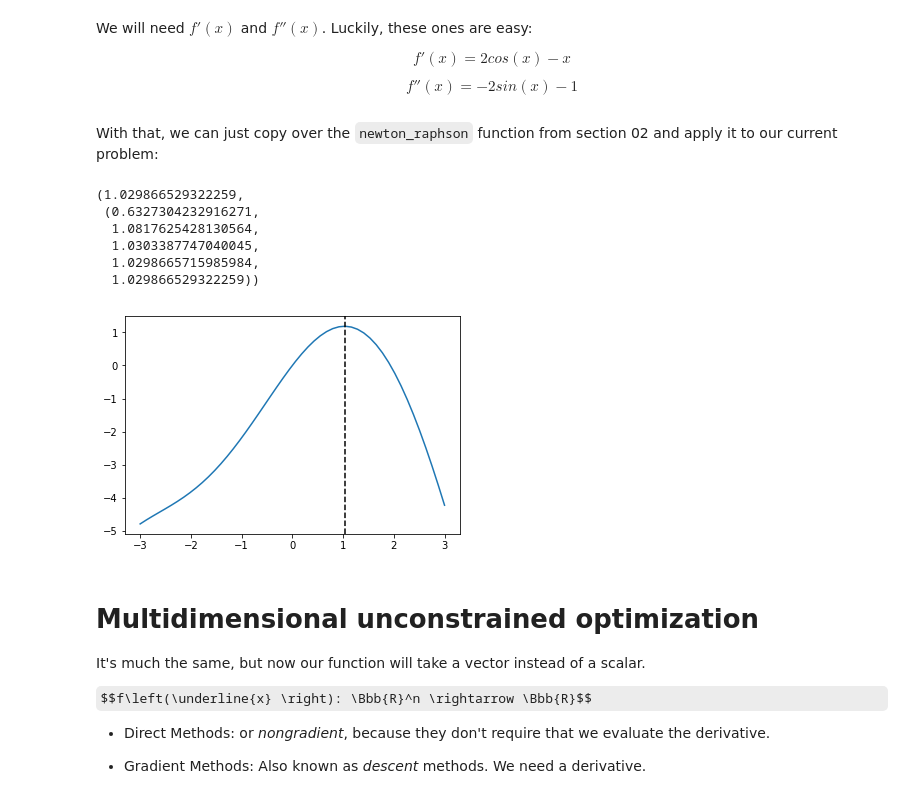
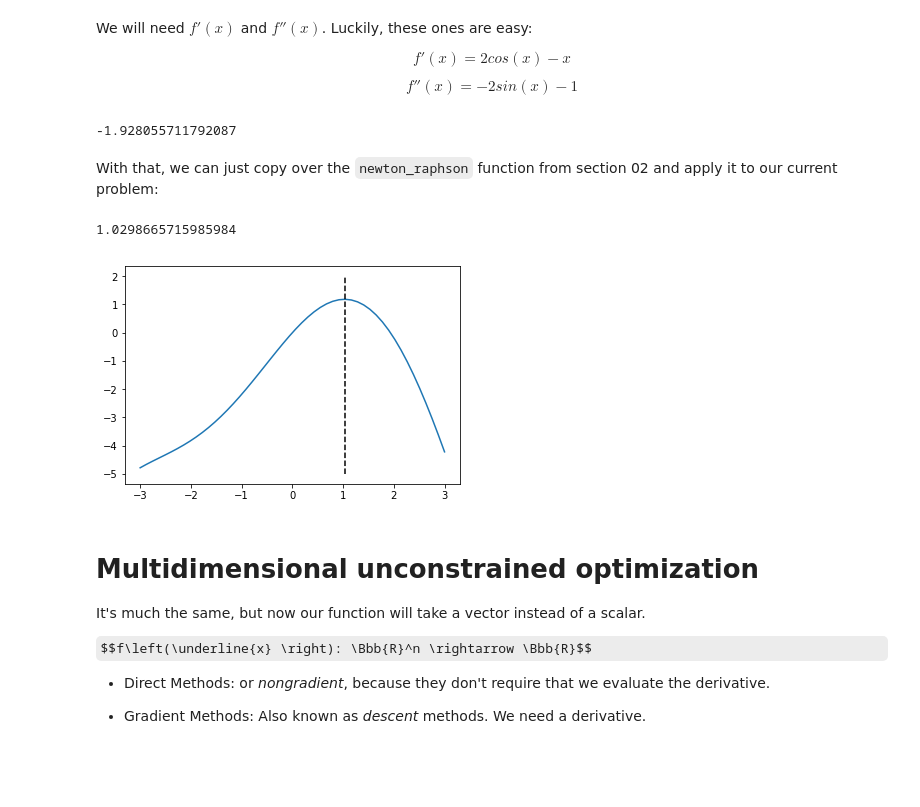
Before and after one commit to danimateos/numerical_methods, a Jupyter notebook: section-04.ipynb, the cells around one changed output. Drawn from its saved outputs; the diff is of its cells as text; code cells hidden in the pictures; some formulas as TeX source; blank space fills up the shorter version.

```diff
--- a/section-04.ipynb
+++ b/section-04.ipynb
@@ -41,48 +41,45 @@ import matplotlib.pyplot as plt
 %matplotlib inline
 
 def f(x):
-    return 2 * np.sin(x) - (x ** 2) / 2
+    return 2 * np.sin(x) - x ** 2 / 2
 
-def f_prime(x):
-    return 2 * np.cos(x) - x
-
-def f_primeprime(x):
-    return -2 * np.sin(x) - 1
+f(2.5)
+# %% [output]
+-1.928055711792087
+# %%
+def fprime(x):
+    return 2 * np.cos(x) - x
+
+def fprimeprime(x):
+    return -2 * np.sin(x) - 1
 # %% [markdown]
 With that, we can just copy over the `newton_raphson` function from section 02 and apply it to our current problem:
-# %%
-def newton_raphson(f, f_prime, x_0=0, e_s=1e-5, max_iter=100, history=(), debug=False):
-    '''Calculate a zero of f by closing in on it using the gradient'''
-    n=0
-    e_a = 1e9
-
-    while n < max_iter and e_a > e_s:
-        n += 1
-        x_1 = x_0 - (f(x_0) / f_prime(x_0))
-        e_a = abs(x_1 - x_0)
-        history += (x_1,)
-        x_0 = x_1
-
-    return x_1, history
-
-maximum, history = newton_raphson(f_prime, f_primeprime, 2.5)
-maximum, history
-# %% [output]
-(1.029866529322259,
- (0.6327304232916271,
-  1.0817625428130564,
-  1.0303387747040045,
-  1.0298665715985984,
-  1.029866529322259))
+# %%
+def newton_raphson(f, fprime, x0=1, es=0.0005, max_iterations=100):
+
+    ea=1
+    iteration=0
+
+    while abs(ea) > es and iteration < max_iterations:
+        x1 = x0 - f(x0) / fprime(x0)
+        ea = (x1 - x0) / x1
+        x0 = x1
+        iteration += 1
+
+    return x0
+
+critical_point = newton_raphson(fprime, fprimeprime, 2.5)
+critical_point
+# %% [output]
+1.0298665715985984
 # %%
 xs = np.linspace(-3, 3)
 ys = f(xs)
 
-
 plt.plot(xs, ys)
-plt.axvline(maximum, linestyle='--', c='black');
+plt.plot([critical_point] * 3, [-5, -1, 2], linestyle='--', c='black');
 # %% [output]
-[figure, old version]
+[figure, new version]
 # %% [markdown]
 # Multidimensional unconstrained optimization
 
```
Also changed, not shown: parts of 26 cells of this notebook, 1 other file.
